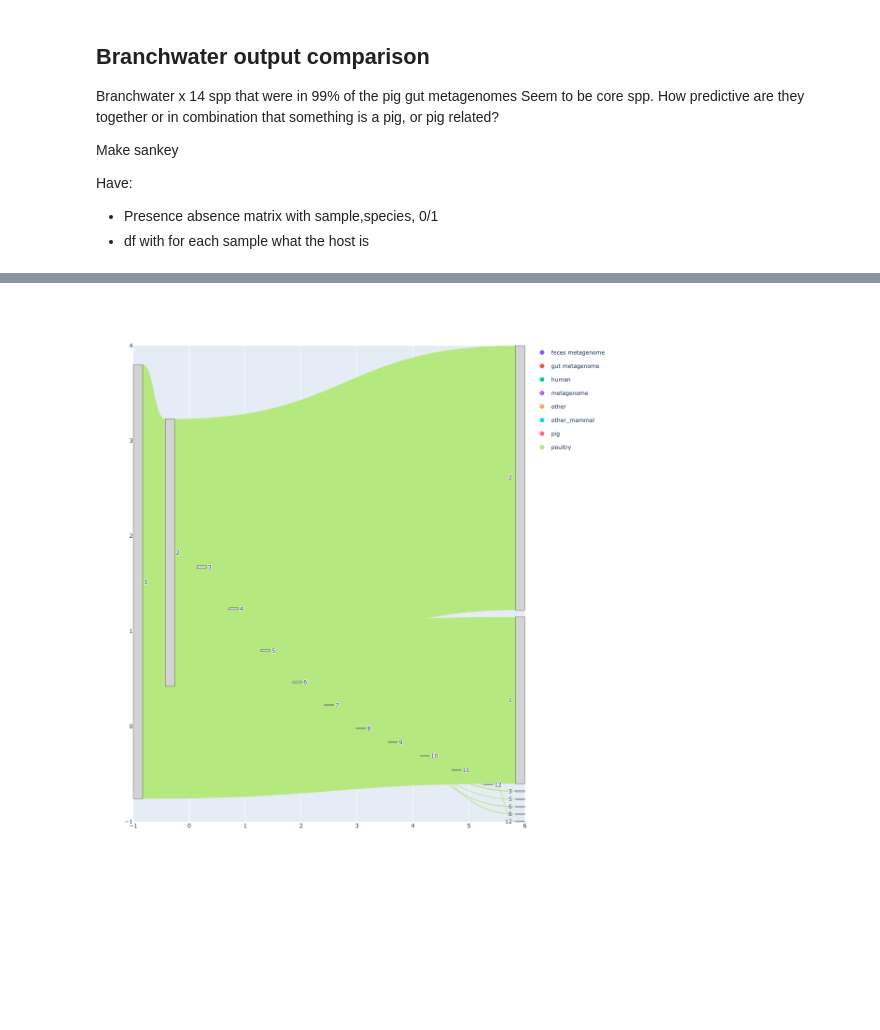
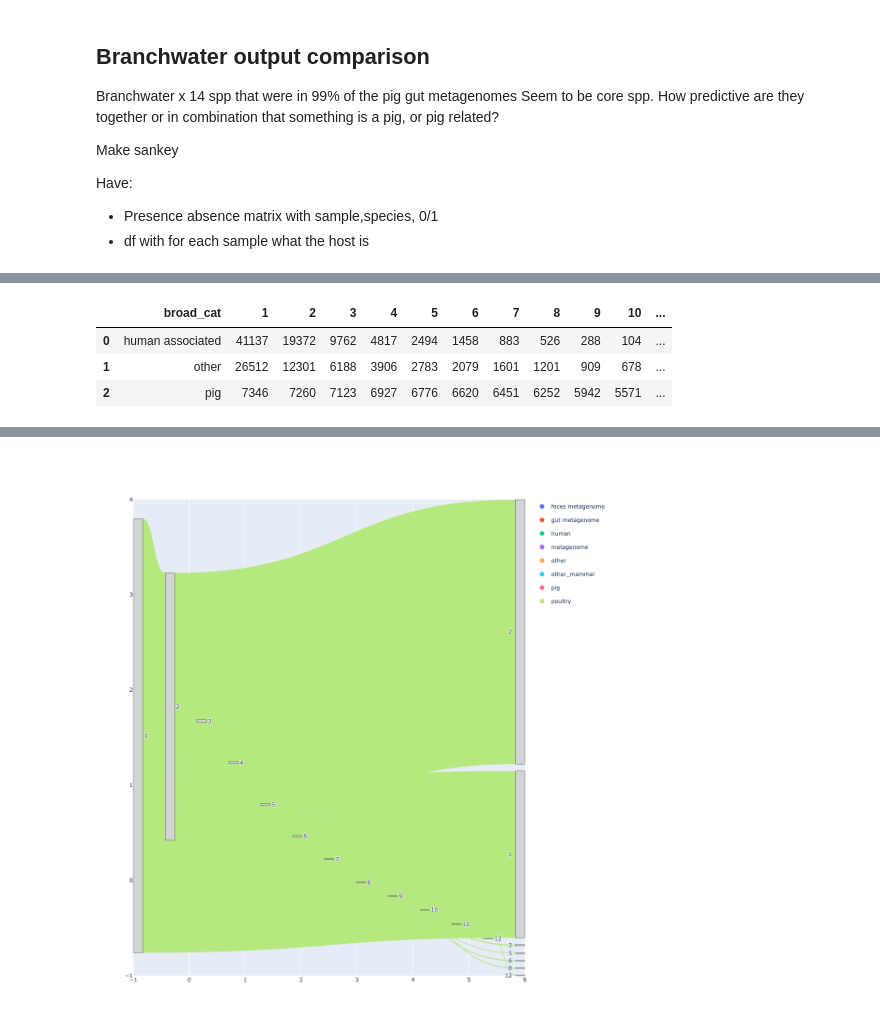
Before and after one commit to AnneliektH/2025-pig-binning-plots, a Jupyter notebook: notebooks/251001_branchwater.ipynb, the cells around one changed output, grey strips where cells are left out. Cells and saved outputs as stored; diff of their text form; code cells hidden in the pictures; blank space fills up the shorter version.

```diff
--- a/notebooks/251001_branchwater.ipynb
+++ b/notebooks/251001_branchwater.ipynb
@@ -175 +149,8 @@ df_cumulative.to_csv('../../2025-pig-binning-paper/250830-branchwater/cumulative
+# %%
+df_cumulative
+# %% [output]
+|  | broad_cat | 1 | 2 | 3 | 4 | 5 | 6 | 7 | 8 | 9 | 10 | ... |
+| 0 | human associated | 41137 | 19372 | 9762 | 4817 | 2494 | 1458 | 883 | 526 | 288 | 104 | ... |
+| 1 | other | 26512 | 12301 | 6188 | 3906 | 2783 | 2079 | 1601 | 1201 | 909 | 678 | ... |
+| 2 | pig | 7346 | 7260 | 7123 | 6927 | 6776 | 6620 | 6451 | 6252 | 5942 | 5571 | ... |
 # %%
```
Also changed, not shown: parts of 23 cells of this notebook, 12 other files.
